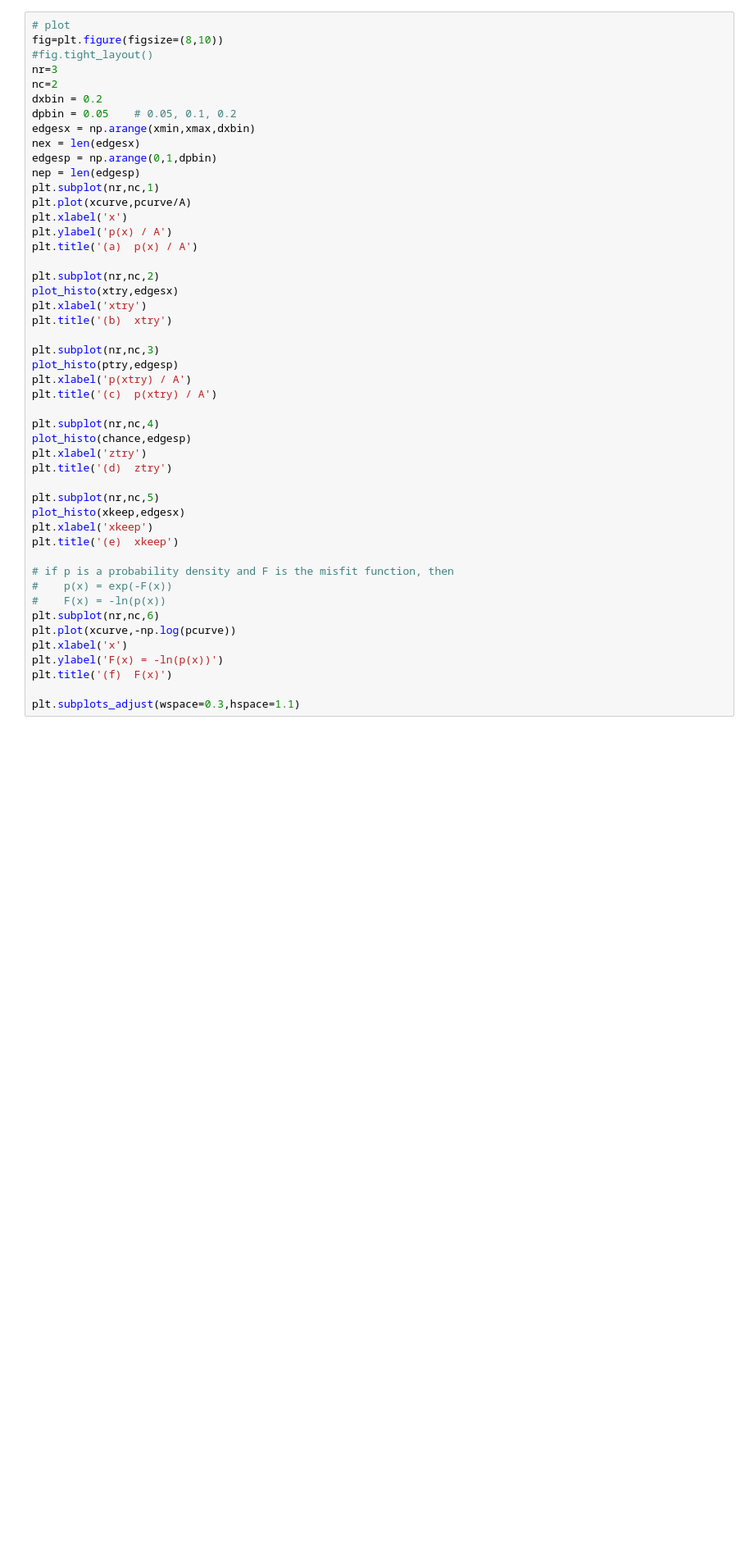
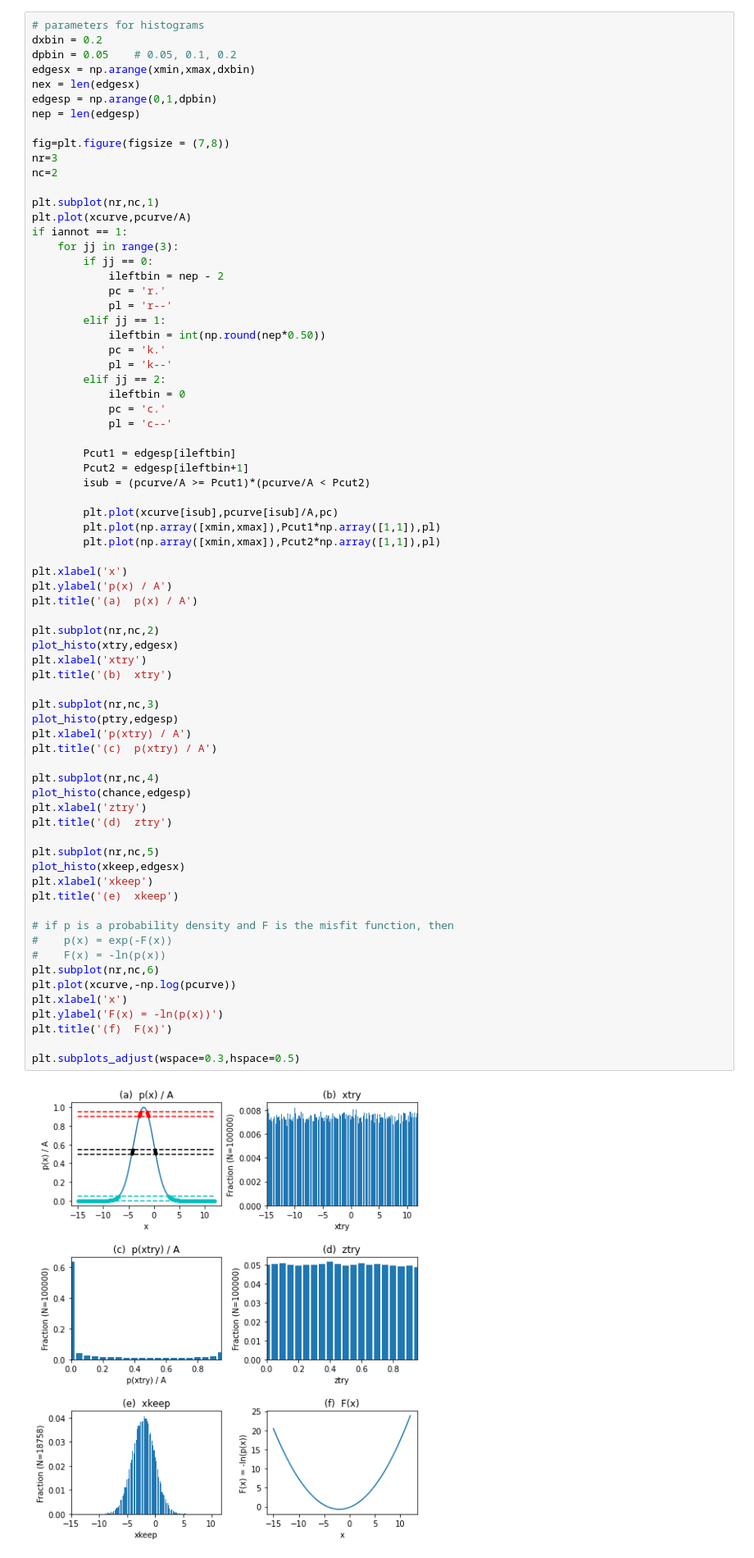
Before and after one commit to uafgeoteach/GEOS627_inverse, a Jupyter notebook: lab_sampling.ipynb, the cells around one changed output. Shown: that part at 82% size. Drawn from its saved outputs; the diff is of its cells as text; blank space fills up the shorter version.

```diff
--- a/lab_sampling.ipynb
+++ b/lab_sampling.ipynb
@@ -42,48 +57,74 @@ xkeep = xtry[ptry > chance]
 # %%
-# plot
-fig=plt.figure(figsize=(8,10))
-#fig.tight_layout()
-nr=3
-nc=2
+# parameters for histograms
 dxbin = 0.2
 dpbin = 0.05    # 0.05, 0.1, 0.2
 edgesx = np.arange(xmin,xmax,dxbin)
 nex = len(edgesx)
 edgesp = np.arange(0,1,dpbin)
 nep = len(edgesp)
+
+fig=plt.figure(figsize = (7,8))
+nr=3
+nc=2
+
 plt.subplot(nr,nc,1)
 plt.plot(xcurve,pcurve/A)
+if iannot == 1:
+    for jj in range(3):
+        if jj == 0:
+            ileftbin = nep - 2
+            pc = 'r.'
+            pl = 'r--'
+        elif jj == 1:
+            ileftbin = int(np.round(nep*0.50))
+            pc = 'k.'
+            pl = 'k--'
+        elif jj == 2:
+            ileftbin = 0
+            pc = 'c.'
+            pl = 'c--'
+
+        Pcut1 = edgesp[ileftbin]
+        Pcut2 = edgesp[ileftbin+1]
+        isub = (pcurve/A >= Pcut1)*(pcurve/A < Pcut2)
+
+        plt.plot(xcurve[isub],pcurve[isub]/A,pc)
+        plt.plot(np.array([xmin,xmax]),Pcut1*np.array([1,1]),pl)
+        plt.plot(np.array([xmin,xmax]),Pcut2*np.array([1,1]),pl)
+
 plt.xlabel('x')
 plt.ylabel('p(x) / A')
 plt.title('(a)  p(x) / A')
 
 plt.subplot(nr,nc,2)
 plot_histo(xtry,edgesx)
 plt.xlabel('xtry')
 plt.title('(b)  xtry')
 
 plt.subplot(nr,nc,3)
 plot_histo(ptry,edgesp)
 plt.xlabel('p(xtry) / A')
 plt.title('(c)  p(xtry) / A')
 
 plt.subplot(nr,nc,4)
 plot_histo(chance,edgesp)
 plt.xlabel('ztry')
 plt.title('(d)  ztry')
 
 plt.subplot(nr,nc,5)
 plot_histo(xkeep,edgesx)
 plt.xlabel('xkeep')
 plt.title('(e)  xkeep')
 
 # if p is a probability density and F is the misfit function, then
 #    p(x) = exp(-F(x))
 #    F(x) = -ln(p(x))
 plt.subplot(nr,nc,6)
 plt.plot(xcurve,-np.log(pcurve))
 plt.xlabel('x')
 plt.ylabel('F(x) = -ln(p(x))')
 plt.title('(f)  F(x)')
 
-plt.subplots_adjust(wspace=0.3,hspace=1.1)
+plt.subplots_adjust(wspace=0.3,hspace=0.5)
+# %% [output]
+[figure, added]
```
Also changed, not shown: parts of 13 cells of this notebook, 1 other file.
